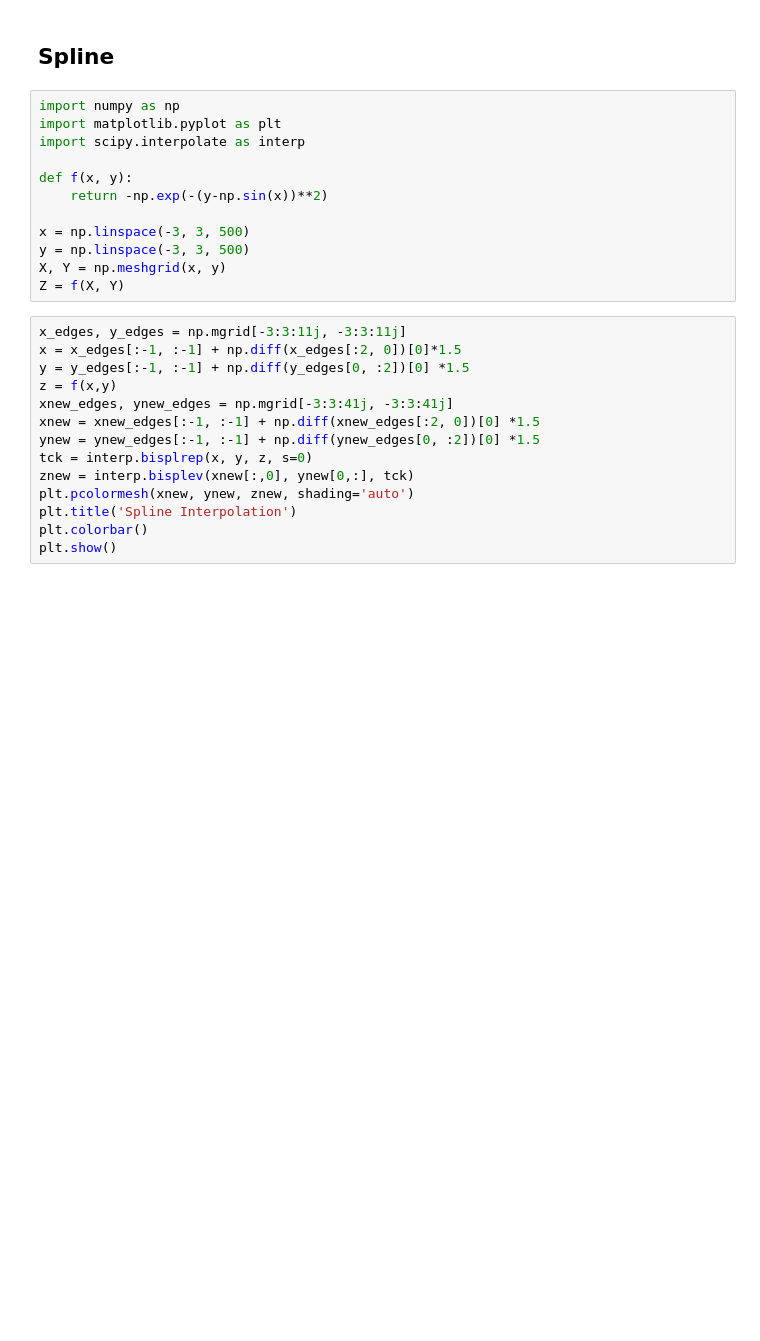
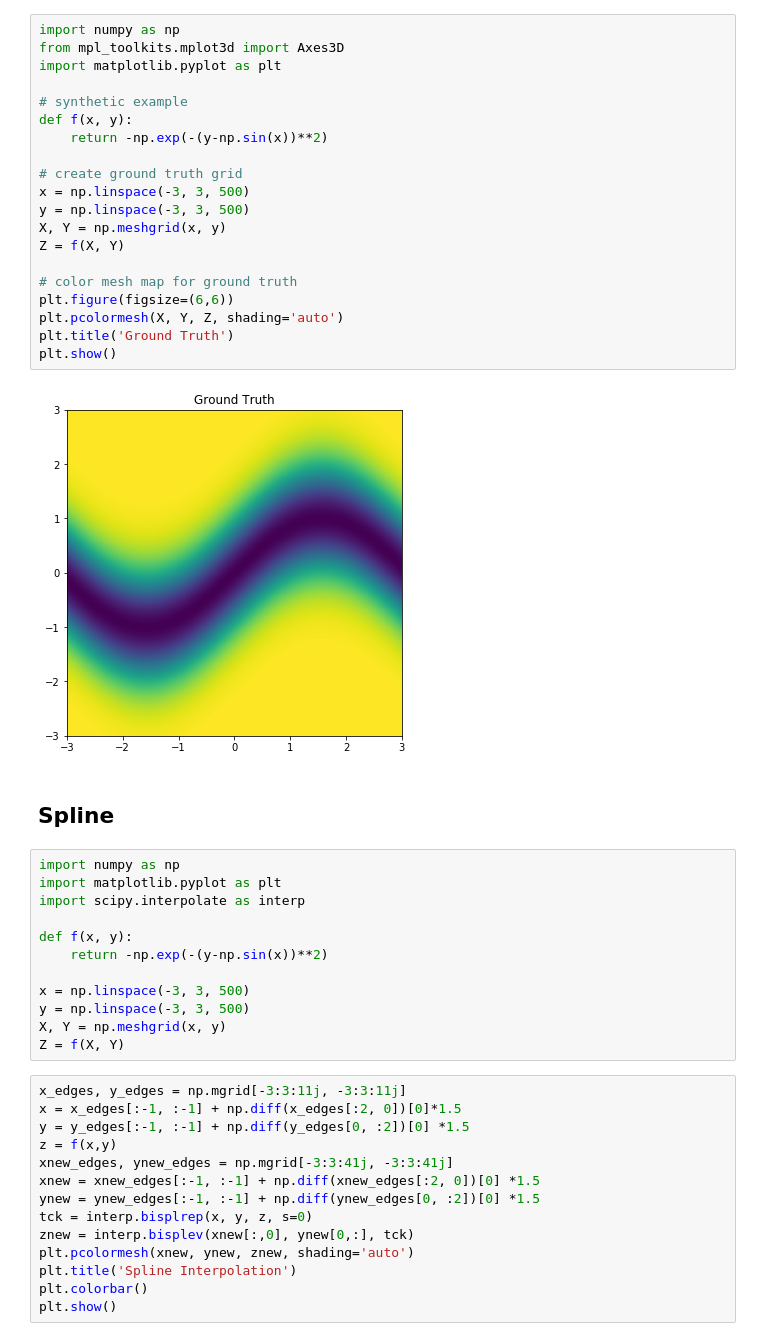
Before and after one commit to nlumiere/Interpolation-Techniques, a Jupyter notebook: Presentation.ipynb, the cells around one changed output. Cells and saved outputs as stored; diff of their text form; blank space fills up the shorter version.

```diff
--- a/Presentation.ipynb
+++ b/Presentation.ipynb
@@ -3,3 +12,25 @@
+# %%
+import numpy as np
+from mpl_toolkits.mplot3d import Axes3D
+import matplotlib.pyplot as plt
+
+# synthetic example
+def f(x, y):
+    return -np.exp(-(y-np.sin(x))**2)
+
+# create ground truth grid
+x = np.linspace(-3, 3, 500)
+y = np.linspace(-3, 3, 500)
+X, Y = np.meshgrid(x, y)
+Z = f(X, Y)
+
+# color mesh map for ground truth
+plt.figure(figsize=(6,6))
+plt.pcolormesh(X, Y, Z, shading='auto')
+plt.title('Ground Truth')
+plt.show()
+# %% [output]
+[figure, added]
 # %% [markdown]
 ## Spline
 # %%
```
Also changed, not shown: parts of 3 cells of this notebook.
